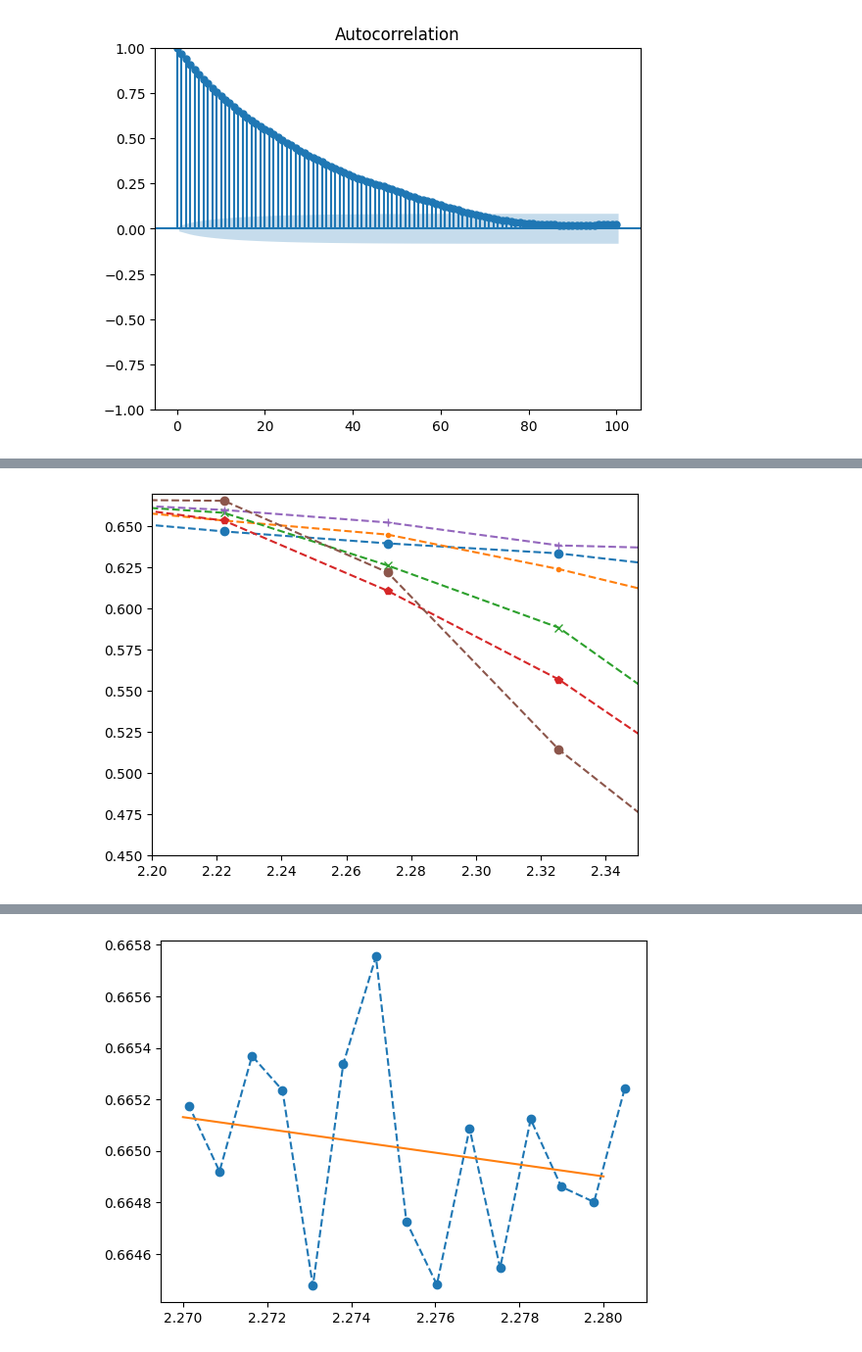
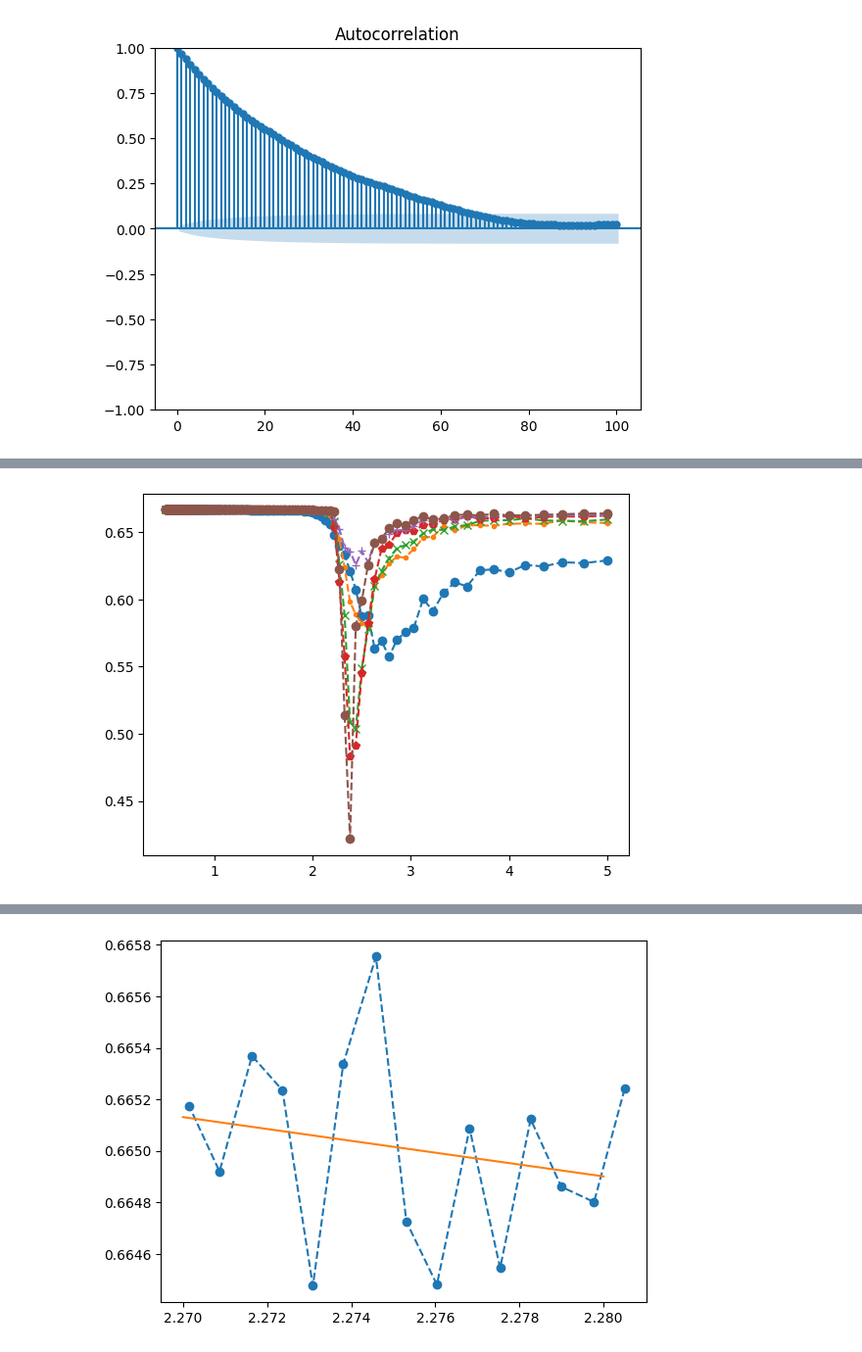
Before and after one commit to jenishadhikari221/Bachelorarbeit, a Jupyter notebook: main/analysis.ipynb, the cells around one changed output, grey strips where cells are left out. Shown at 98% size. Drawn from its saved outputs; the diff is of its cells as text; code cells hidden in the pictures.

Commit message:
After 3D Simulation

```diff
--- a/main/analysis.ipynb
+++ b/main/analysis.ipynb
@@ -374,16 +374,16 @@ plt.show()
 # %%
-L = spin_simulation_2[0,:]
+L = spin_simulation_1[0,:]
 plt.plot(1/L,L_1,'o--')
 plt.plot(1/L,L_2,'.--')
 plt.plot(1/L,L_3,'x--')
 plt.plot(1/L,L_4,'p--')
 plt.plot(1/L,L_5,'+--')
 plt.plot(1/L,L_6,'o--')
-plt.xlim(2.2,2.35)
-plt.ylim(0.45,0.67)
+#plt.xlim(2.2,2.30)
+#plt.ylim(0.45,0.67)
 plt.show()
 # %% [output]
-[figure, old version]
+[figure, new version]
 # %%
 def linear_model(x,a,b):
     return a*x +b
```
Also changed, not shown: parts of 6 cells of this notebook, 18 other files.
